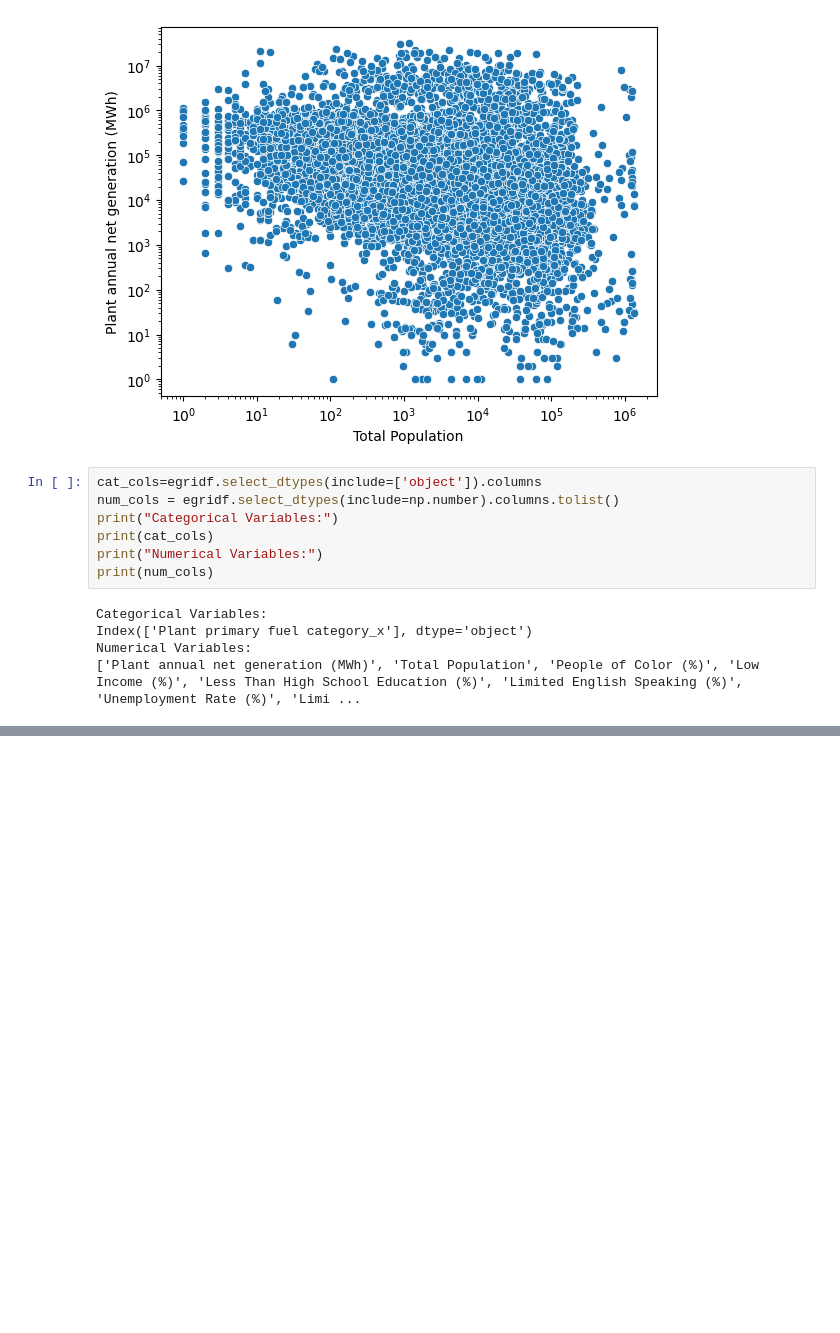
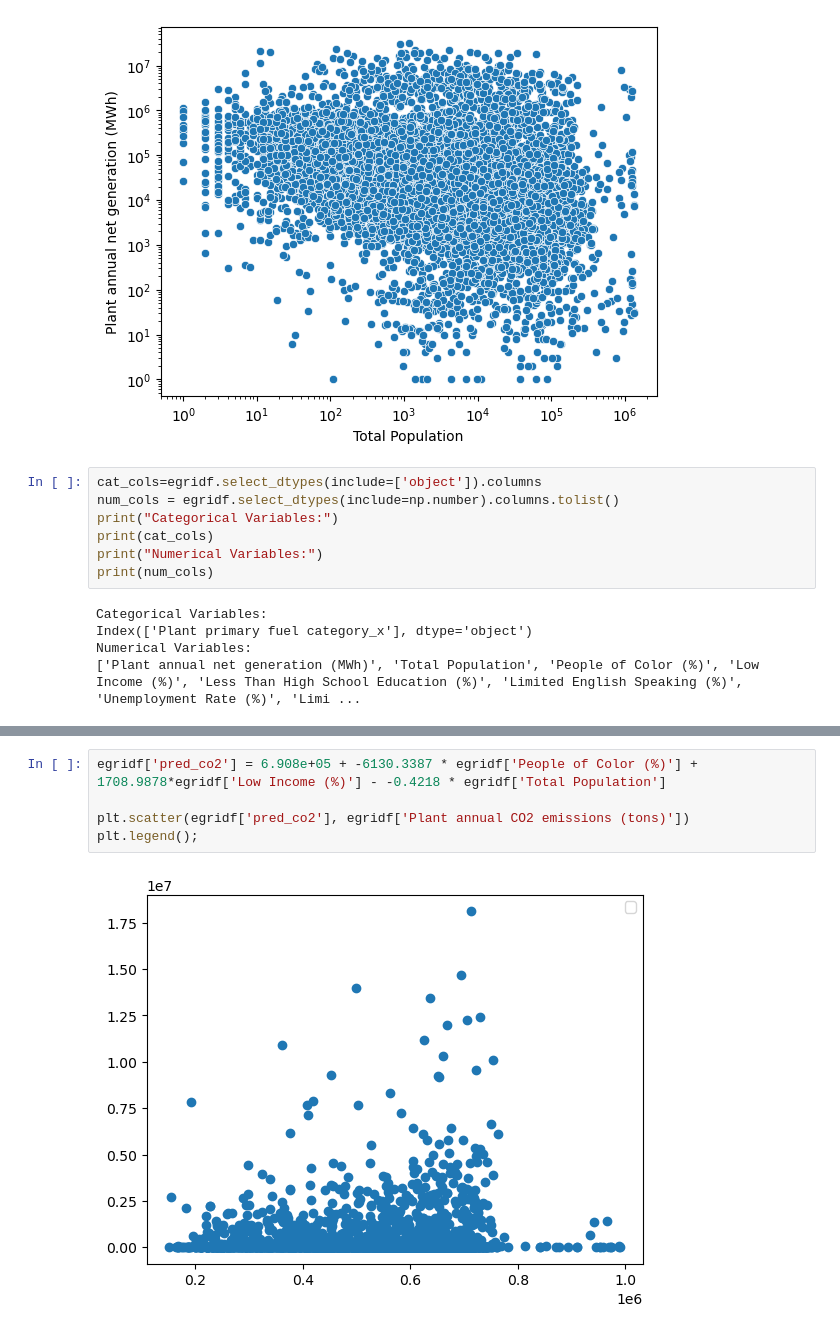
Before and after one commit to reilyfairchild/Data102_Final_Project, a Jupyter notebook: dataset_3_EDA.ipynb, the cells around one changed output, grey strips where cells are left out. Saved outputs shown, nothing was run; the diff lists cells and outputs as text; blank space fills up the shorter version.

```diff
--- a/dataset_3_EDA.ipynb
+++ b/dataset_3_EDA.ipynb
@@ -348,0 +407,7 @@ plt.
+# %%
+egridf['pred_co2'] = 6.908e+05 + -6130.3387 * egridf['People of Color (%)'] + 1708.9878*egridf['Low Income (%)'] - -0.4218 * egridf['Total Population']
+
+plt.scatter(egridf['pred_co2'], egridf['Plant annual CO2 emissions (tons)'])
+plt.legend();
+# %% [output]
+[figure, added]
```
Also changed, not shown: parts of 9 cells of this notebook.
